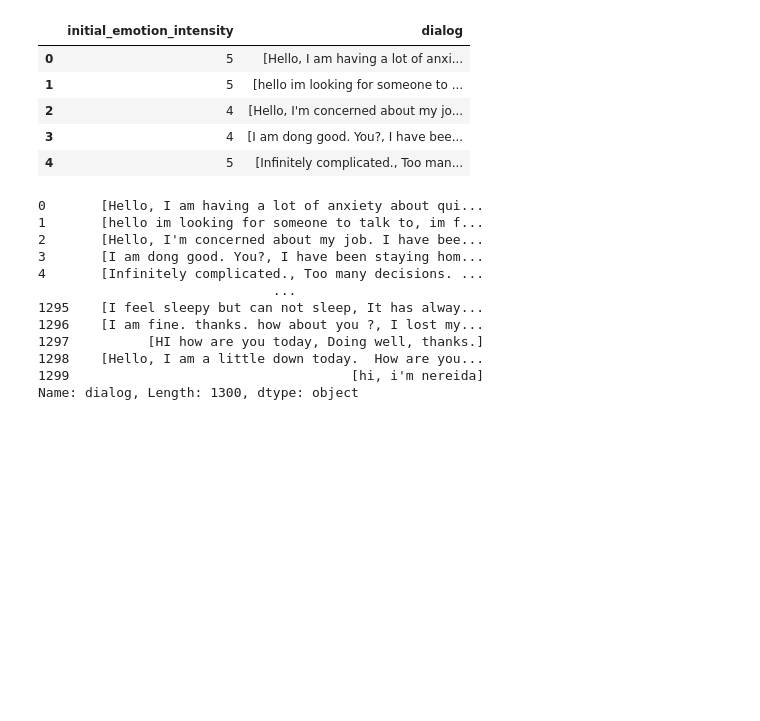
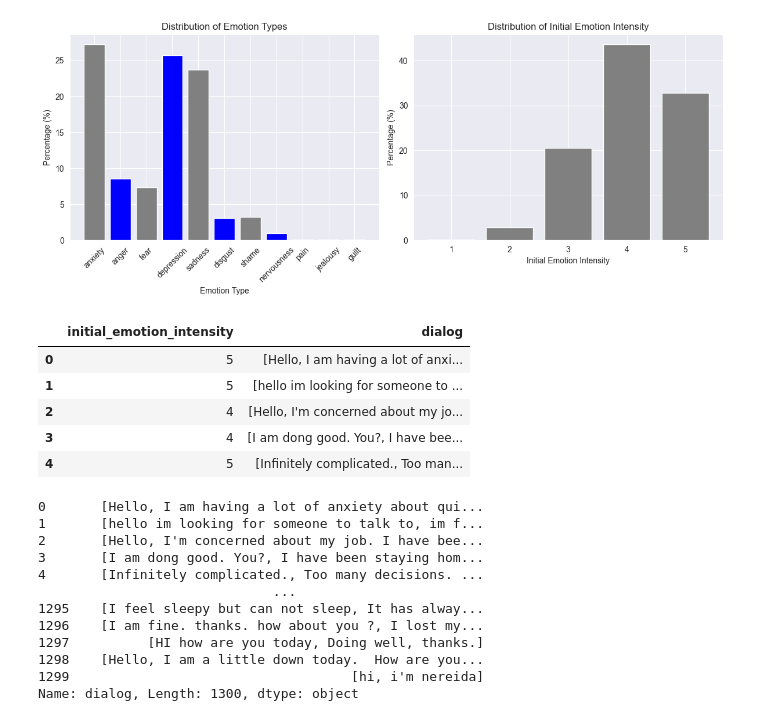
Before and after one commit to JuliaWieczorek/meisd_project, a Jupyter notebook: pipeline/validation_of_intensity_classification_on_ESConv.ipynb, the cells around one changed output. Drawn from its saved outputs; the diff is of its cells as text; code cells hidden in the pictures; blank space fills up the shorter version.

```diff
--- a/pipeline/validation_of_intensity_classification_on_ESConv.ipynb
+++ b/pipeline/validation_of_intensity_classification_on_ESConv.ipynb
@@ -16,8 +16,10 @@ device = torch.device('cuda') if torch.cuda.is_available() else torch.device('cp
 # %%
+import json
 def load_data(file_path):
     with open(file_path, "r", encoding='utf-8') as file:
         data = json.load(file)
     return data
-
-dataset = load_data("D:/julixus/MEISD/meisd_project/data/ESConv.json")
+path = 'C:/Users/juwieczo/DataspellProjects/meisd_project/data/ESConv.json'
+path2 = "D:/julixus/MEISD/meisd_project/data/ESConv.json"
+data = load_data(path)
 # %%
@@ -32,3 +71,30 @@ dataframe.head()
+# %%
+import matplotlib.pyplot as plt
+
+# Tworzenie wykresów
+plt.figure(figsize=(12, 5))
+
+# Wykres dla Emotion Types
+plt.subplot(1, 2, 1)
+plt.bar(emotion_percentages.keys(), emotion_percentages.values(), color=['gray', 'blue'])
+plt.xlabel("Emotion Type")
+plt.ylabel("Percentage (%)")
+plt.title("Distribution of Emotion Types")
+plt.xticks(rotation=45)
+
+# Wykres dla Initial Emotion Intensity
+plt.subplot(1, 2, 2)
+plt.bar(intensity_percentages.keys(), intensity_percentages.values(), color='grey')
+plt.xlabel("Initial Emotion Intensity")
+plt.ylabel("Percentage (%)")
+plt.title("Distribution of Initial Emotion Intensity")
+plt.xticks(sorted(intensity_percentages.keys()))
+
+# Wyświetlenie wykresów
+plt.tight_layout()
+plt.show()
+# %% [output]
+[figure, added]
 # %%
 def extract_seeker_data(data, key):
     result = []
```
Also changed, not shown: parts of 2 cells of this notebook, 2 other files.
